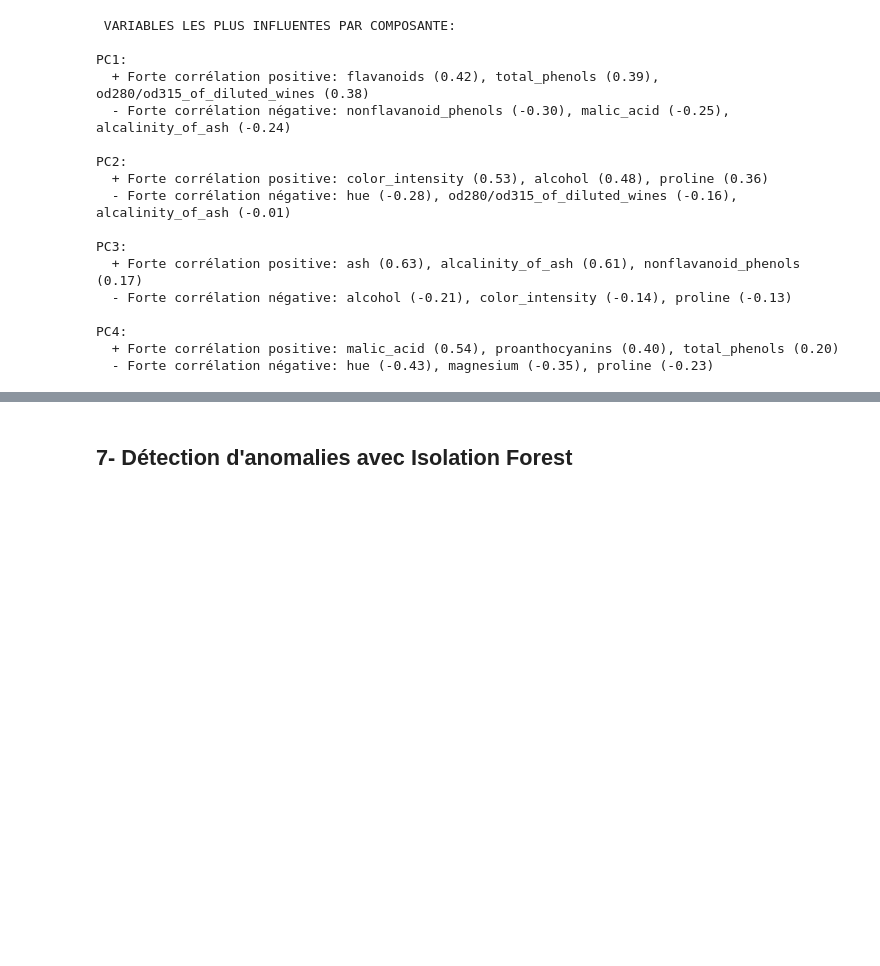
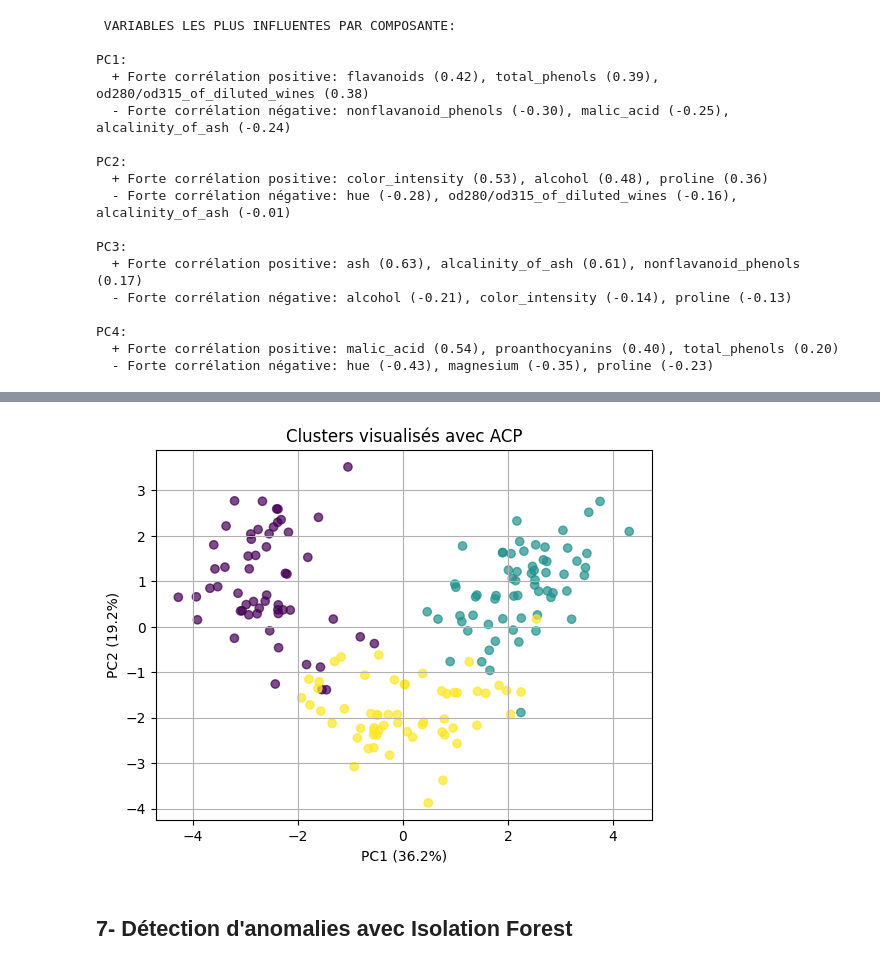
Before and after one commit to PETITLION/FRST_FDS_2025, a Jupyter notebook: TP_Wine_ML_NS_PETIOTE_L.ipynb, the cells around one changed output, grey strips where cells are left out. Saved outputs shown, nothing was run; the diff lists cells and outputs as text; code cells hidden in the pictures; blank space fills up the shorter version.

```diff
--- a/TP_Wine_ML_NS_PETIOTE_L.ipynb
+++ b/TP_Wine_ML_NS_PETIOTE_L.ipynb
@@ -465,3 +444,12 @@ plt.show()
+# %%
+plt.scatter(X_pca[:, 0], X_pca[:, 1], c=labels, alpha=0.7)
+plt.xlabel(f'PC1 ({explained_variance_ratio[0]:.1%})')
+plt.ylabel(f'PC2 ({explained_variance_ratio[1]:.1%})')
+plt.title("Clusters visualisés avec ACP")
+plt.grid()
+plt.show()
+# %% [output]
+[figure, added]
 # %% [markdown]
 ##  7- Détection d'anomalies avec Isolation Forest
 # %%
```
Also changed, not shown: parts of 6 cells of this notebook.
